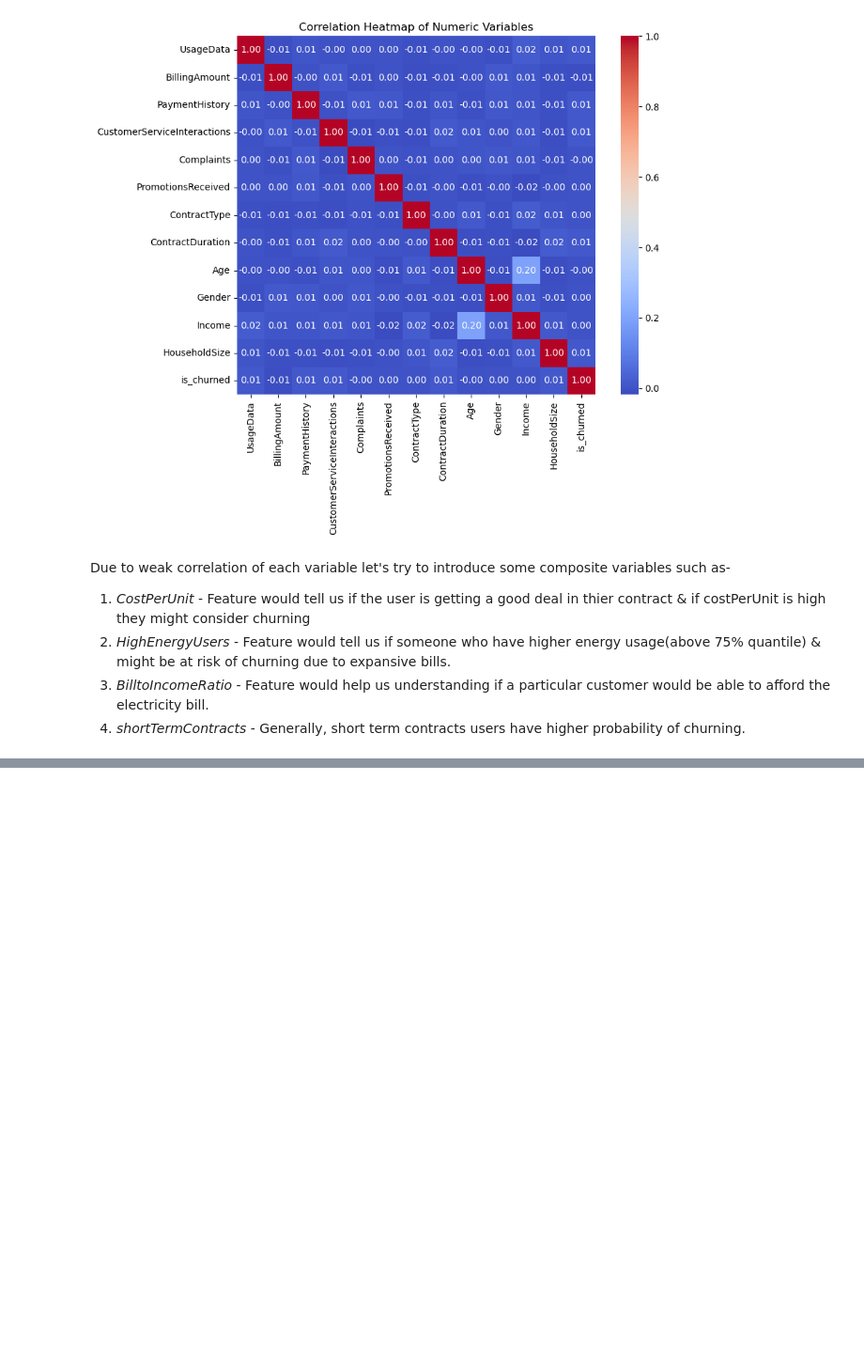
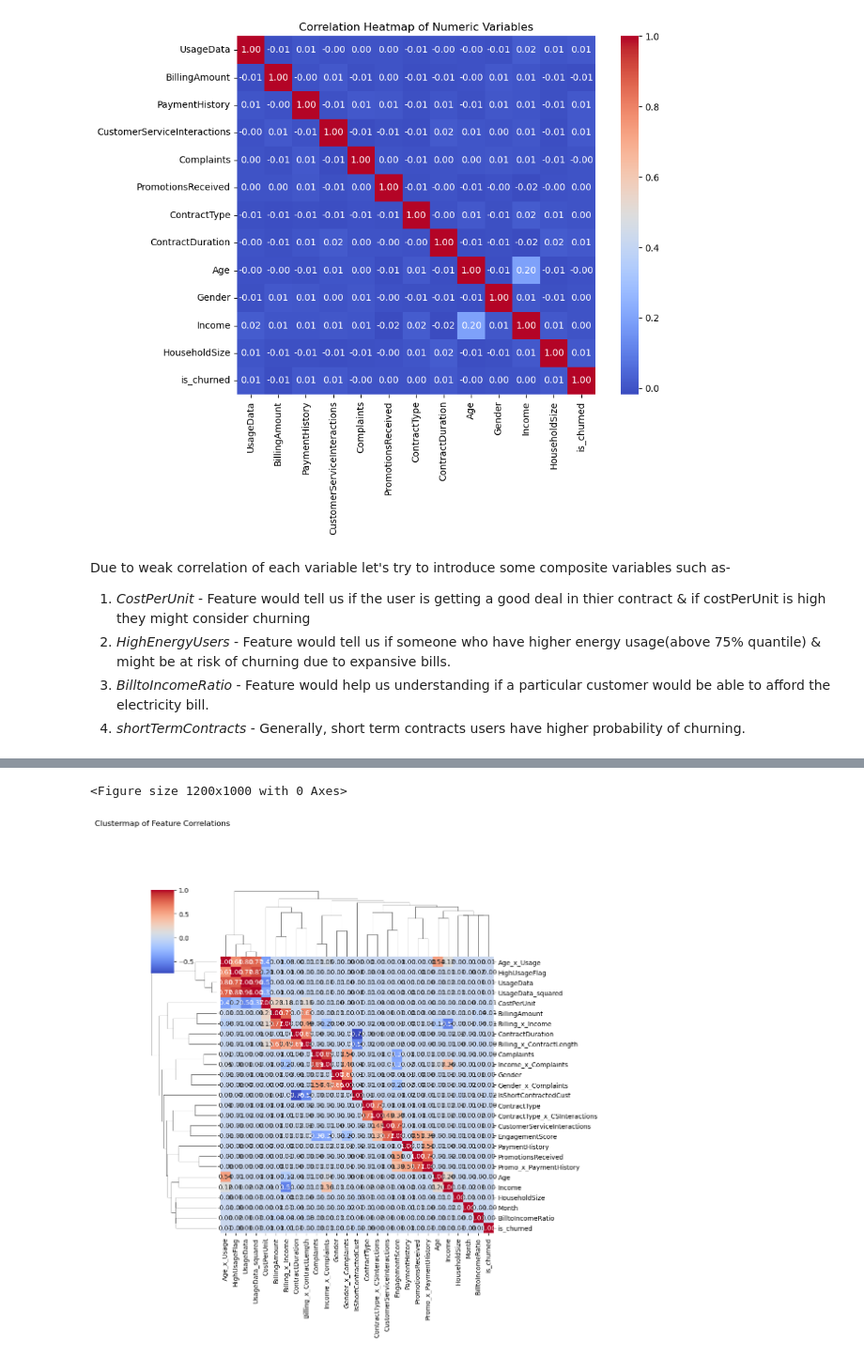
Before and after one commit to Akshaypartha92/forecasting_customer_churn, a Jupyter notebook: notebook/eda_feature_eng.ipynb, the cells around one changed output, grey strips where cells are left out. Shown at 94% size. Cells and saved outputs as stored; diff of their text form; code cells hidden in the pictures; blank space fills up the shorter version.

```diff
--- a/notebook/eda_feature_eng.ipynb
+++ b/notebook/eda_feature_eng.ipynb
@@ -329,25 +399,14 @@ dtype: object
 # %%
 df_feature_eng.drop(columns=['Month'])
 # Define the desired column order
-desired_order = [
-    'UsageData',
-    'BillingAmount',
-    'CostPerUnit',
-    'ContractDuration',
-    'IsShortContractedCust',
-    'HighUsageFlag',
-    'CustomerServiceInteractions',
-    'Complaints',
-    'PromotionsReceived',
-    'PaymentHistory',
-    'ContractType',
-    'Age',
-    'Gender',
-    'Income',
-    'BilltoIncomeRatio',
-    'HouseholdSize',
-    'is_churned'
-]
+desired_order = ['UsageData', 'BillingAmount', 'PaymentHistory',
+       'CustomerServiceInteractions', 'Complaints', 'PromotionsReceived',
+       'ContractType', 'ContractDuration', 'Age', 'Gender', 'Income',
+       'HouseholdSize', 'Month', 'HighUsageFlag', 'CostPerUnit',
+       'BilltoIncomeRatio', 'IsShortContractedCust', 'EngagementScore',
+       'Income_x_Complaints', 'Billing_x_ContractLength',
+       'Gender_x_Complaints', 'Promo_x_PaymentHistory', 'UsageData_squared',
+       'Age_x_Usage', 'ContractType_x_CSInteractions', 'Billing_x_Income', 'is_churned']
 # Reorder DataFrame
 df_feature_eng = df_feature_eng[desired_order]
 print(df_feature_eng.columns)
@@ -370,2 +666,10 @@ df_feature_eng.head()
+# %%
+plt.figure(figsize=(12, 10))
+clustermap = sns.clustermap(df_feature_eng.corr(), annot=True, cmap="coolwarm", fmt=".2f")
+plt.title("Clustermap of Feature Correlations", pad=100)
+plt.show()
+# %% [output]
+<Figure size 1200x1000 with 0 Axes>
+[figure, added]
 # %%
 # Save the data into processed folder
```
Also changed, not shown: parts of 62 cells of this notebook, 9 other files.
